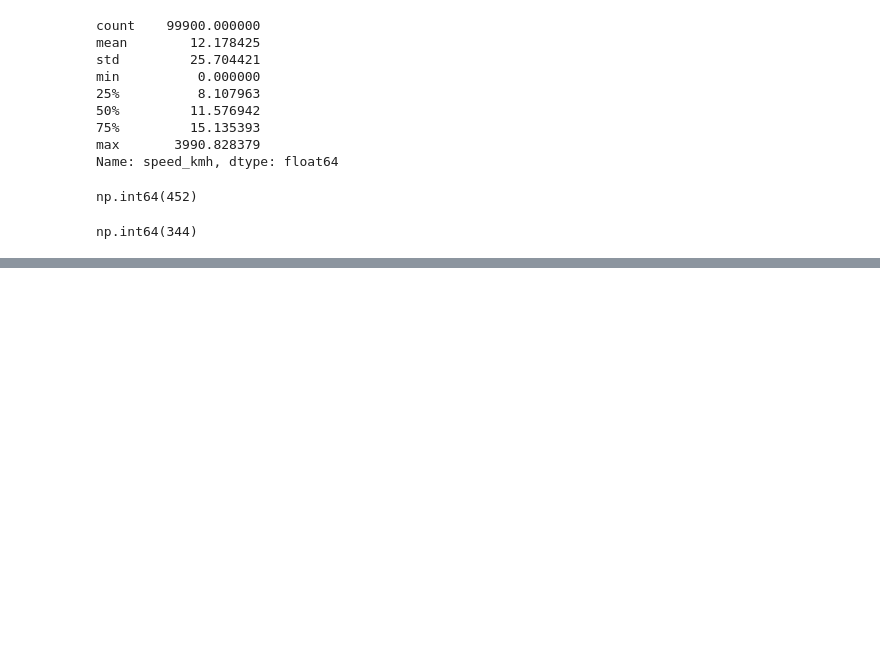
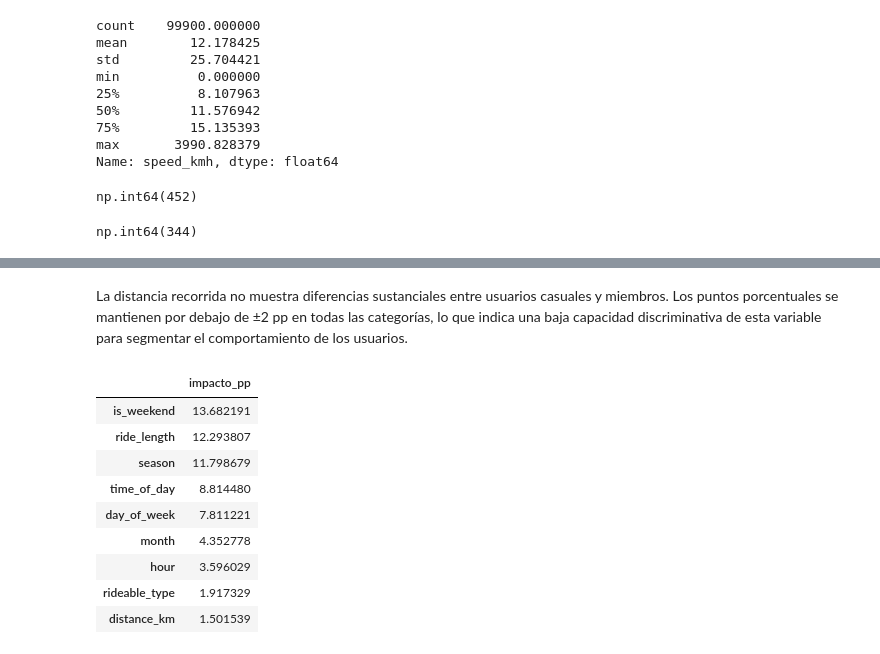
Before and after one commit to urcuninna/cyclistic_project, a Jupyter notebook: eda_diagnostico_muestra.ipynb, the cells around one changed output, grey strips where cells are left out. Cells and saved outputs as stored; diff of their text form; code cells hidden in the pictures; blank space fills up the shorter version.

Commit message:
Nivel 5 completo: variables geograficas

```diff
--- a/eda_diagnostico_muestra.ipynb
+++ b/eda_diagnostico_muestra.ipynb
@@ -1185,10 +1187,10 @@ df_muestra = df_muestra.merge(
 # %%
 # conservar una sola versión
-df_muestra['end_lat'] = df_muestra['end_lat_x']
+'''df_muestra['end_lat'] = df_muestra['end_lat_x']
 df_muestra['end_lng'] = df_muestra['end_lng_x']
 
 # eliminar columnas duplicadas
 df_muestra.drop(columns=[
     'end_lat_x','end_lat_y',
     'end_lng_x','end_lng_y'
-], inplace=True)
+], inplace=True)'''
@@ -1324,0 +1349,10 @@ np.int64(344)
+# %%
+bins_dist=[0,1,3,6,15,np.inf]
+
+labels_dist=['Muy corto: 0-1km',
+             'Corto: 1-3km',
+             'Medio: 3-6km',
+             'Largo: 6-15km',
+             'Muy largo: 15+km']
+
+df_muestra['distance_km']= pd.cut(df_muestra['distance_km'],bins=bins_dist, labels=labels_dist, include_lowest=True)
@@ -1324,0 +1375,7 @@ np.int64(344)
+# %%
+tabla_mxd=pd.crosstab(df_muestra['member_casual'],
+                      df_muestra['distance_km'],
+                      normalize='index')*100
+
+dif_ppmxd=tabla_mxd.loc['casual']-tabla_mxd.loc['member']
+dif_ppmxd
@@ -1324,0 +1390,35 @@ np.int64(344)
+# %% [markdown]
+La distancia recorrida no muestra diferencias sustanciales entre usuarios casuales y miembros. Los puntos porcentuales se mantienen por debajo de ±2 pp en todas las categorías, lo que indica una baja capacidad discriminativa de esta variable para segmentar el comportamiento de los usuarios.
+# %%
+impactos = {
+    "rideable_type": dif_ppmxr.abs().max(),
+    "hour": dif_ppmxh.abs().max(),
+    "time_of_day": dif_ppmxt.abs().max(),
+    "ride_length": dif_ppmxrl.abs().max(),
+    "day_of_week": dif_ppmxw.abs().max(),
+    "is_weekend": dif_ppmxiw.abs().max(),
+    "month": dif_ppmxm.abs().max(),
+    "season": dif_ppmxs.abs().max(),
+    "distance_km": dif_ppmxd.abs().max()
+}
+
+impactos
+
+ranking = (
+    pd.Series(impactos, name="impacto_pp")
+    .sort_values(ascending=False)
+    .to_frame()
+)
+
+ranking
+# %% [output]
+|  | impacto_pp |
+| is_weekend | 13.682191 |
+| ride_length | 12.293807 |
+| season | 11.798679 |
+| time_of_day | 8.814480 |
+| day_of_week | 7.811221 |
+| month | 4.352778 |
+| hour | 3.596029 |
+| rideable_type | 1.917329 |
+| distance_km | 1.501539 |
```
Also changed, not shown: parts of 9 cells of this notebook.
